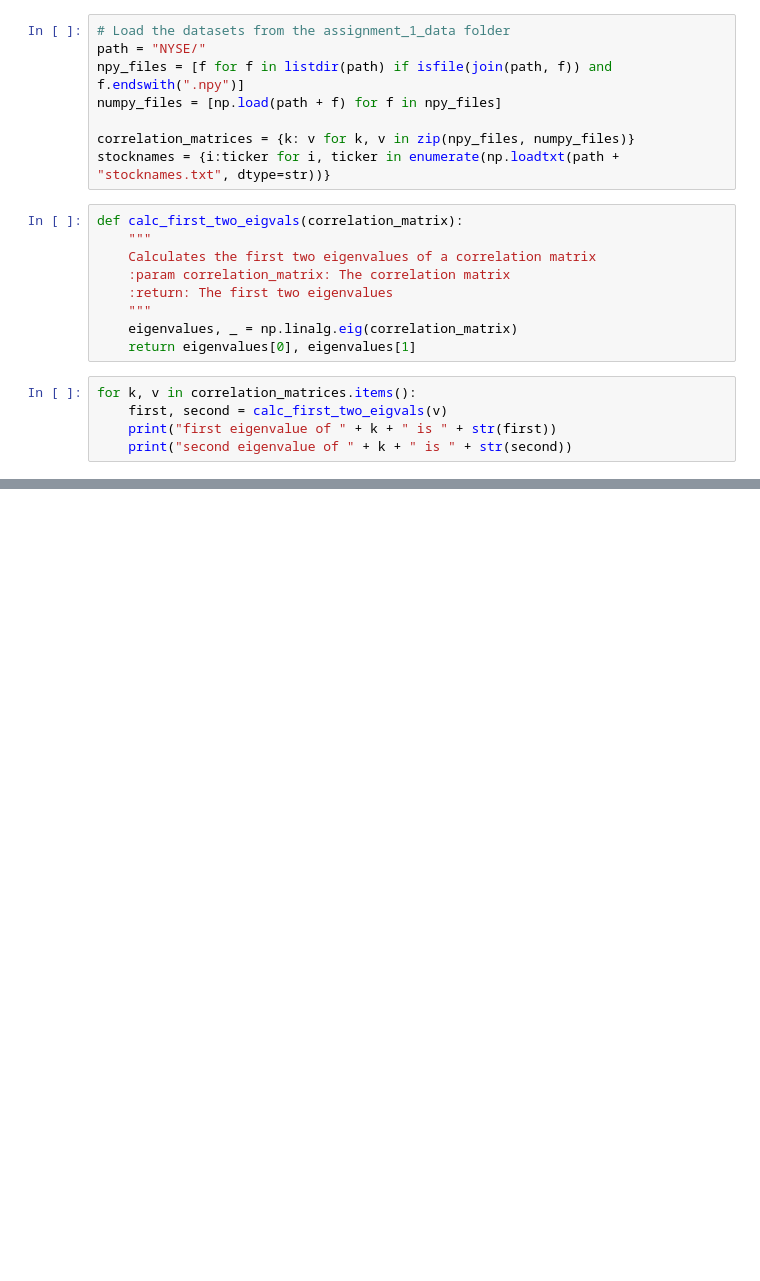
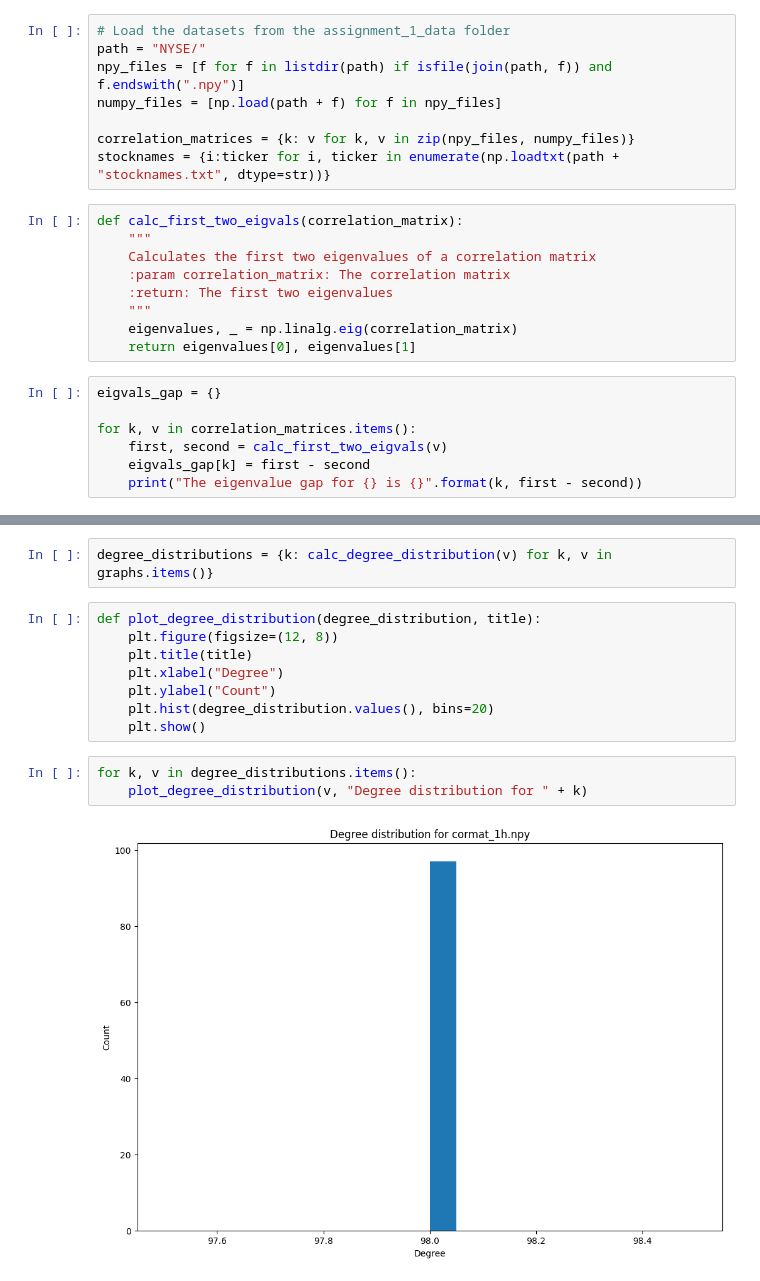
Before and after one commit to paolovic/NetworkScience, a Jupyter notebook: Assignment 3/2 Stock correlations/main.ipynb, the cells around one changed output, grey strips where cells are left out. Saved outputs shown, nothing was run; the diff lists cells and outputs as text; blank space fills up the shorter version.

```diff
--- a/Assignment 3/2 Stock correlations/main.ipynb
+++ b/Assignment 3/2 Stock correlations/main.ipynb
@@ -23,8 +23,10 @@ def calc_first_two_eigvals(correlation_matrix):
     eigenvalues, _ = np.linalg.eig(correlation_matrix)
     return eigenvalues[0], eigenvalues[1]
 # %%
+eigvals_gap = {}
+
 for k, v in correlation_matrices.items():
     first, second = calc_first_two_eigvals(v)
-    print("first eigenvalue of " + k + " is " + str(first))
-    print("second eigenvalue of " + k + " is " + str(second))
+    eigvals_gap[k] = first - second
+    print("The eigenvalue gap for {} is {}".format(k, first - second))
 # %% [output]
@@ -79,0 +94,15 @@ Degree distribution for cormat_onefactor_1m.npy: {0: 1, 1: 1, 2: 1, 3: 1, 4: 1,
+# %%
+degree_distributions = {k: calc_degree_distribution(v) for k, v in graphs.items()}
+# %%
+def plot_degree_distribution(degree_distribution, title):
+    plt.figure(figsize=(12, 8))
+    plt.title(title)
+    plt.xlabel("Degree")
+    plt.ylabel("Count")
+    plt.hist(degree_distribution.values(), bins=20)
+    plt.show()
+# %%
+for k, v in degree_distributions.items():
+    plot_degree_distribution(v, "Degree distribution for " + k)
+# %% [output]
+[figure, added]
```
Also changed, not shown: parts of 11 cells of this notebook, 5 other files.
